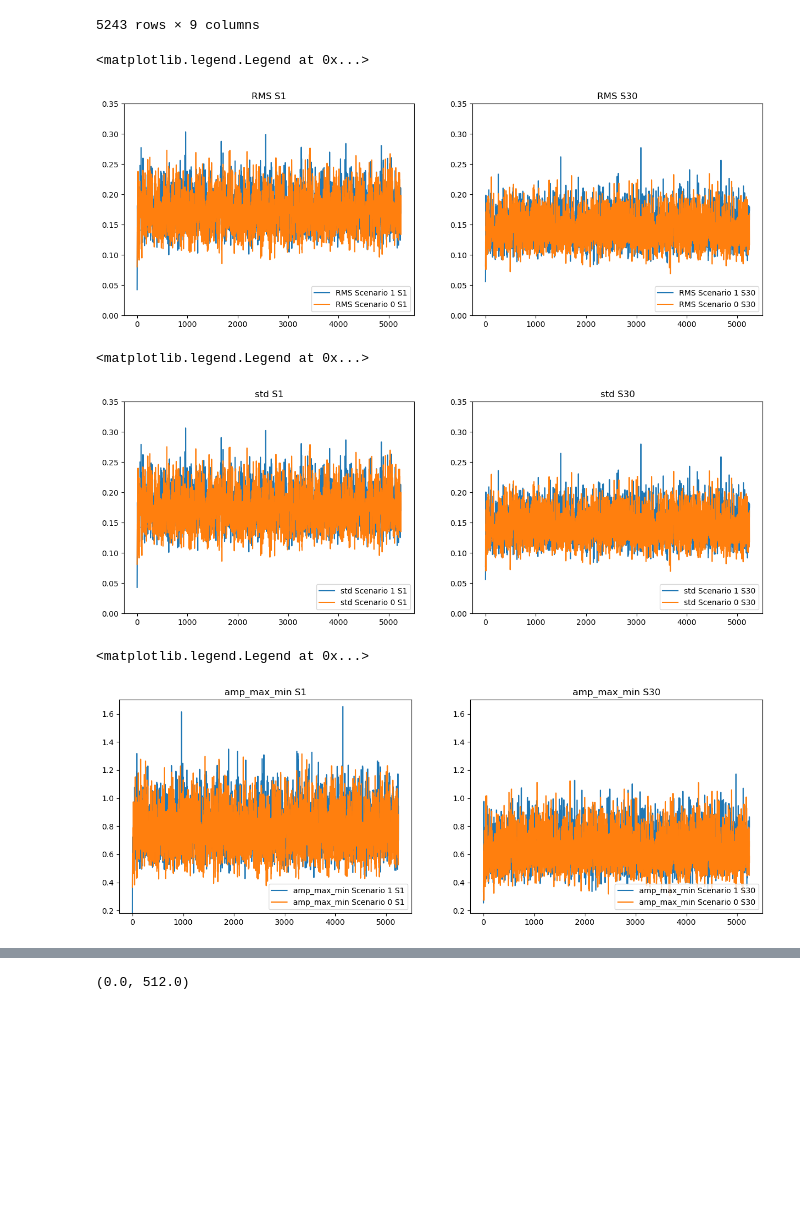
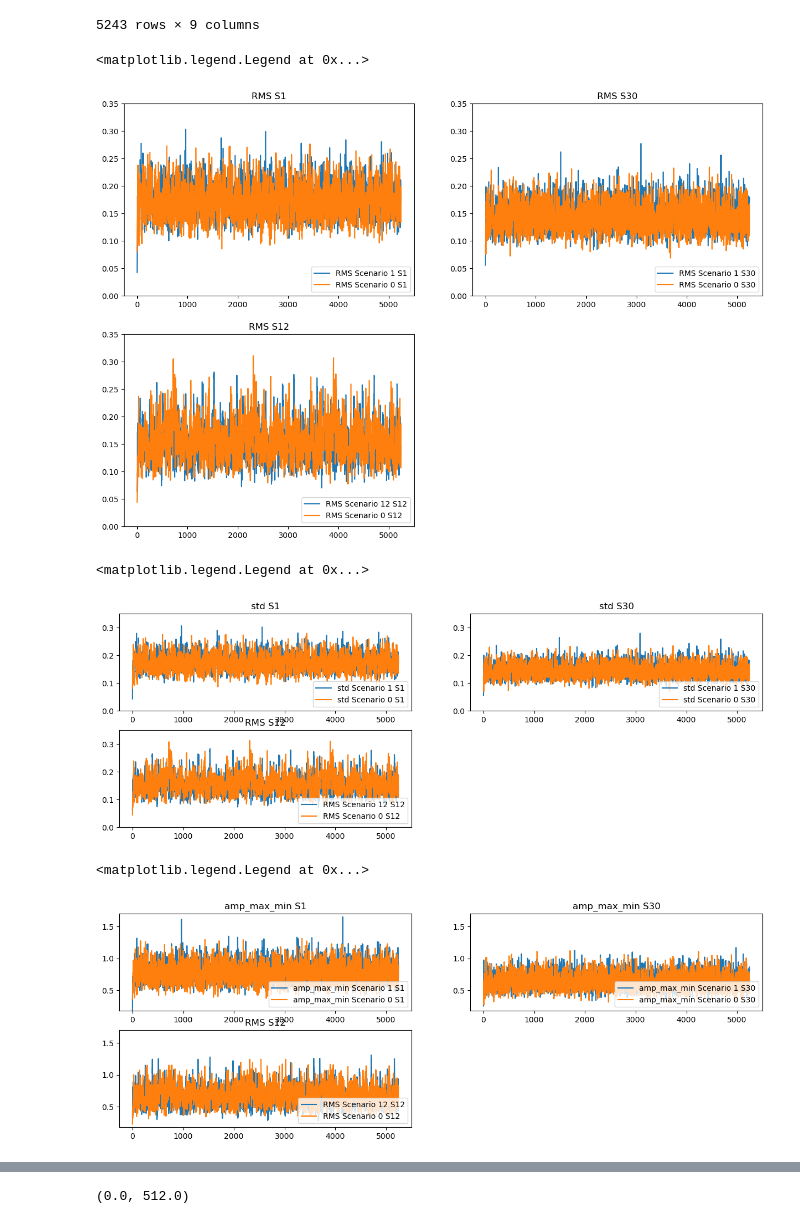
Before and after one commit to lorenzo-trevizani/UFES-TCC-Structural-Health-Monitoring, a Jupyter notebook: main.ipynb, the cells around one changed output, grey strips where cells are left out. Saved outputs shown, nothing was run; the diff lists cells and outputs as text; code cells hidden in the pictures; blank space fills up the shorter version.

Commit message:
Include analysis for S12 in Scenario 12

```diff
--- a/main.ipynb
+++ b/main.ipynb
@@ -30,6 +30,9 @@ path_single_30 = [
 path_single_0 = [
     "./database_raw/Dataset A/zzzAU.txt"
 ];
+path_single_12 = [
+    "./database_raw/Dataset A/zzzAD12.txt"
+];
 
 df_single_1 = initDatabase.initDatabase(path_single_1);
 df_single_1 = df_single_1.astype(float);
@@ -40,6 +43,9 @@ df_single_1 = df_single_1.astype(float);
 df_single_0 = initDatabase.initDatabase(path_single_0);
 df_single_0 = df_single_0.astype(float);
 
+df_single_12 = initDatabase.initDatabase(path_single_12);
+df_single_12 = df_single_12.astype(float);
+
 df_single_1
 # %% [output]
 |  | Time | S1 | S2 | S3 | S4 | S5 | S6 | S7 | S8 | S9 | ... | ... |
@@ -107,7 +113,10 @@ original_df = df_single_1
 df_1_S1 = getStatsCarac.getStatisticalCaracteristics(df_single_1,'S1');
 df_1_S30 = getStatsCarac.getStatisticalCaracteristics(df_single_1,'S30');
 df_0_S1 = getStatsCarac.getStatisticalCaracteristics(df_single_0,'S1');
+df_0_S12 = getStatsCarac.getStatisticalCaracteristics(df_single_0,'S12');
 df_0_S30 = getStatsCarac.getStatisticalCaracteristics(df_single_0,'S30');
+df_12_S12 = getStatsCarac.getStatisticalCaracteristics(df_single_12,'S12');
+df_12_S1 = getStatsCarac.getStatisticalCaracteristics(df_single_12,'S1');
 
 df_1_S1
 # %% [output]
@@ -127,36 +136,54 @@ df_1_S1
 # %%
 ## Plotting caracteristics RMS
 
 propertyvalue = 'rms'
 
 axis = df_1_S1[propertyvalue];
 axis30 = df_1_S30[propertyvalue];
 axis0 = df_0_S1[propertyvalue];
 axis030 = df_0_S30[propertyvalue];
 
-plt.figure(figsize=(15, 5))
-plt.subplot(1,2,1)
+axis012 = df_0_S12[propertyvalue];
+axis1212 = df_12_S12[propertyvalue];
+axis121 = df_12_S1[propertyvalue];
+
+plt.figure(figsize=(15, 10))
+plt.subplot(2,2,1)
 
 plt.title("RMS S1")
 plt.plot(axis, label="RMS Scenario 1 S1")
 plt.plot(axis0, label="RMS Scenario 0 S1")
 
 plt.ylim([0,0.35])
 
 plt.legend(["RMS Scenario 1 S1", "RMS Scenario 0 S1"], loc ="lower right")
 
-plt.subplot(1,2,2)
+plt.subplot(2,2,2)
 
 plt.title("RMS S30")
 plt.plot(axis30, label="RMS Scenario 1 S30")
 plt.plot(axis030, label="RMS Scenario 0 S30")
 
 plt.ylim([0,0.35])
 
 plt.legend(["RMS Scenario 1 S30", "RMS Scenario 0 S30"], loc ="lower right")
+
+axis012 = df_0_S12[propertyvalue];
+axis1212 = df_12_S12[propertyvalue];
+axis121 = df_12_S1[propertyvalue];
+
+plt.subplot(2,2,3)
+
+plt.title("RMS S12")
+plt.plot(axis1212, label="RMS Scenario 12 S12")
+plt.plot(axis012, label="RMS Scenario 0 S12")
+
+plt.ylim([0,0.35])
+
+plt.legend(["RMS Scenario 12 S12", "RMS Scenario 0 S12"], loc ="lower right")
 # %% [output]
 <matplotlib.legend.Legend at 0x...>
-[figure, old version]
+[figure, new version]
 # %%
 ## Maiores picos observador para o cenário de dano 1 no sensor 1 com relação ao sensor 30,
 ### o que espera-se tendo em vista que o dano está aplicado ai sensor 1 e o sensor 30 esta longe
@@ -171,7 +198,7 @@ axis0 = df_0_S1[propertyvalue];
 axis030 = df_0_S30[propertyvalue];
 
 plt.figure(figsize=(15, 5))
-plt.subplot(1,2,1)
+plt.subplot(2,2,1)
 
 plt.title("std S1")
 plt.plot(axis, label="std Scenario 1 S1")
@@ -181,7 +208,7 @@ plt.ylim([0,0.35])
 
 plt.legend(["std Scenario 1 S1", "std Scenario 0 S1"], loc ="lower right")
 
-plt.subplot(1,2,2)
+plt.subplot(2,2,2)
 
 plt.title("std S30")
 plt.plot(axis30, label="std Scenario 1 S30")
@@ -190,9 +217,23 @@ plt.plot(axis030, label="std Scenario 0 S30")
 plt.ylim([0,0.35])
 
 plt.legend(["std Scenario 1 S30", "std Scenario 0 S30"], loc ="lower right")
+
+axis012 = df_0_S12[propertyvalue];
+axis1212 = df_12_S12[propertyvalue];
+axis121 = df_12_S1[propertyvalue];
+
+plt.subplot(2,2,3)
+
+plt.title("RMS S12")
+plt.plot(axis1212, label="RMS Scenario 12 S12")
+plt.plot(axis012, label="RMS Scenario 0 S12")
+
+plt.ylim([0,0.35])
+
+plt.legend(["RMS Scenario 12 S12", "RMS Scenario 0 S12"], loc ="lower right")
 # %% [output]
 <matplotlib.legend.Legend at 0x...>
-[figure, old version]
+[figure, new version]
 # %%
 ### Grafico igual ao std
 ## Maiores picos observador para o cenário de dano 1 no sensor 1 com relação ao sensor 30,
@@ -208,7 +249,7 @@ axis0 = df_0_S1[propertyvalue];
 axis030 = df_0_S30[propertyvalue];
 
 plt.figure(figsize=(15, 5))
-plt.subplot(1,2,1)
+plt.subplot(2,2,1)
 
 plt.title("amp_max_min S1")
 plt.plot(axis, label="amp_max_min Scenario 1 S1")
@@ -218,7 +259,7 @@ plt.ylim([0.18,1.7])
 
 plt.legend(["amp_max_min Scenario 1 S1", "amp_max_min Scenario 0 S1"], loc ="lower right")
 
-plt.subplot(1,2,2)
+plt.subplot(2,2,2)
 
 plt.title("amp_max_min S30")
 plt.plot(axis30, label="amp_max_min Scenario 1 S30")
@@ -227,9 +268,23 @@ plt.plot(axis030, label="amp_max_min Scenario 0 S30")
 plt.ylim([0.18,1.7])
 
 plt.legend(["amp_max_min Scenario 1 S30", "amp_max_min Scenario 0 S30"], loc ="lower right")
+
+axis012 = df_0_S12[propertyvalue];
+axis1212 = df_12_S12[propertyvalue];
+axis121 = df_12_S1[propertyvalue];
+
+plt.subplot(2,2,3)
+
+plt.title("RMS S12")
+plt.plot(axis1212, label="RMS Scenario 12 S12")
+plt.plot(axis012, label="RMS Scenario 0 S12")
+
+plt.ylim([0.18,1.7])
+
+plt.legend(["RMS Scenario 12 S12", "RMS Scenario 0 S12"], loc ="lower right")
 # %% [output]
 <matplotlib.legend.Legend at 0x...>
-[figure, old version]
+[figure, new version]
 # %%
 ## Maiores picos observador para o cenário de dano 1 no sensor 1 com relação ao sensor 30,
 ### o que espera-se tendo em vista que o dano está aplicado ai sensor 1 e o sensor 30 esta longe
```
Also changed, not shown: parts of 7 cells of this notebook, 1 other file.
